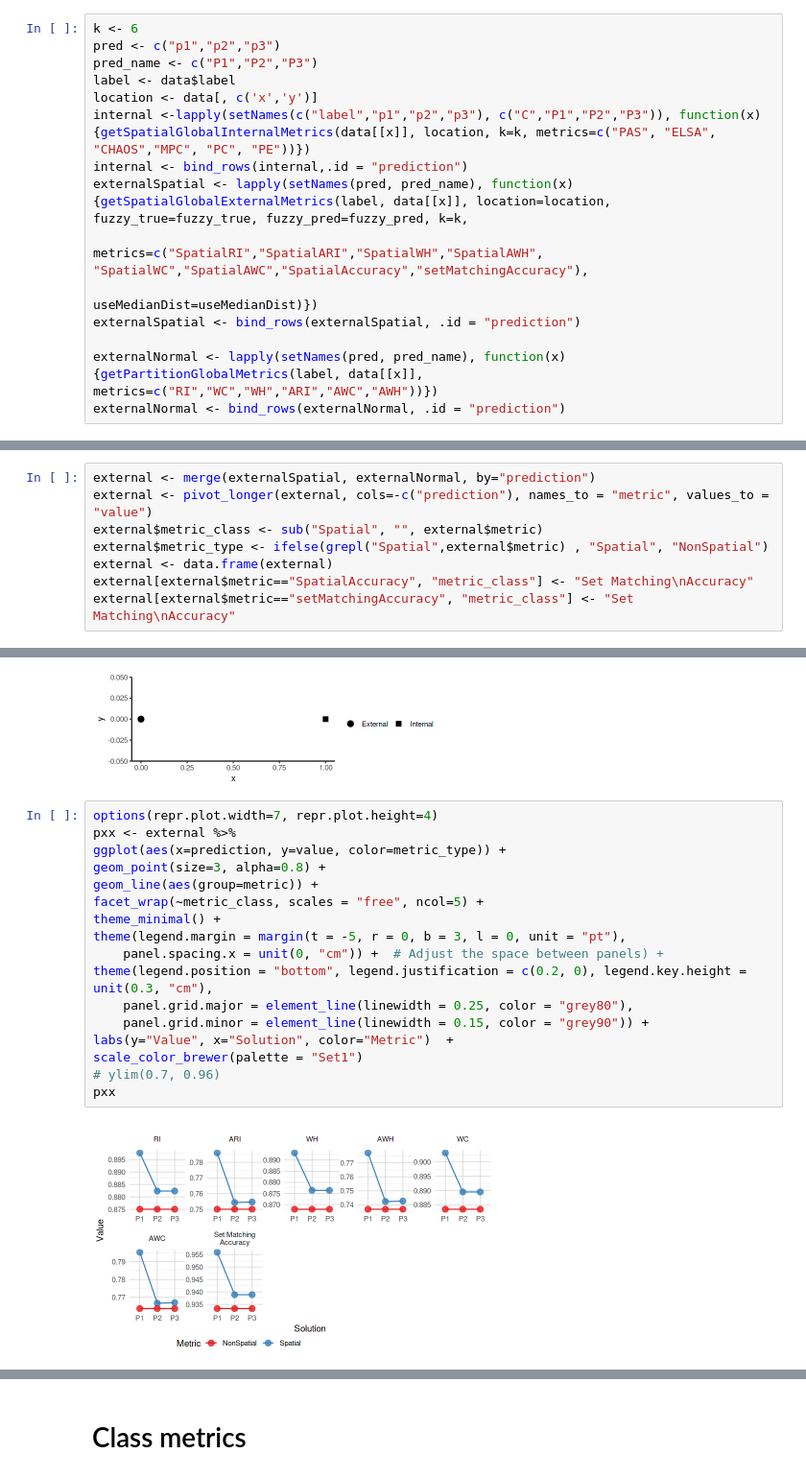
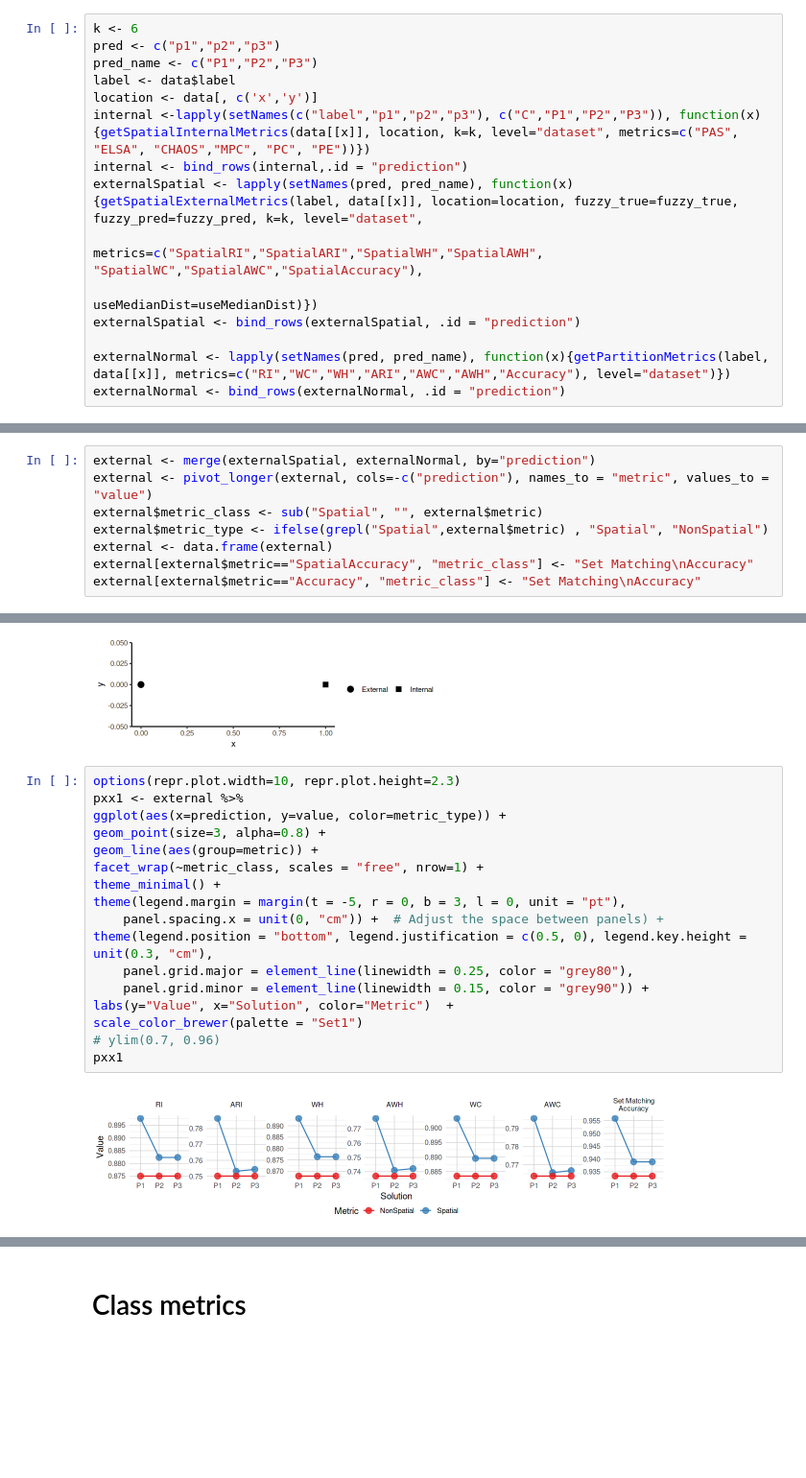
Before and after one commit to RoseYuan/metric_paper, a Jupyter notebook: Figures/spatial_toy_examples/spatial_toy_examples.ipynb, the cells around one changed output, grey strips where cells are left out. Shown at 96% size. Saved outputs shown, nothing was run; the diff lists cells and outputs as text; blank space fills up the shorter version.

```diff
--- a/Figures/spatial_toy_examples/spatial_toy_examples.ipynb
+++ b/Figures/spatial_toy_examples/spatial_toy_examples.ipynb
@@ -204,14 +197,14 @@ pred <- c("p1","p2","p3")
 pred_name <- c("P1","P2","P3")
 label <- data$label
 location <- data[, c('x','y')]
-internal <-lapply(setNames(c("label","p1","p2","p3"), c("C","P1","P2","P3")), function(x){getSpatialGlobalInternalMetrics(data[[x]], location, k=k, metrics=c("PAS", "ELSA", "CHAOS","MPC", "PC", "PE"))})
+internal <-lapply(setNames(c("label","p1","p2","p3"), c("C","P1","P2","P3")), function(x){getSpatialInternalMetrics(data[[x]], location, k=k, level="dataset", metrics=c("PAS", "ELSA", "CHAOS","MPC", "PC", "PE"))})
 internal <- bind_rows(internal,.id = "prediction")
-externalSpatial <- lapply(setNames(pred, pred_name), function(x){getSpatialGlobalExternalMetrics(label, data[[x]], location=location, fuzzy_true=fuzzy_true, fuzzy_pred=fuzzy_pred, k=k,
-                                                                                                 metrics=c("SpatialRI","SpatialARI","SpatialWH","SpatialAWH", "SpatialWC","SpatialAWC","SpatialAccuracy","setMatchingAccuracy"),
+externalSpatial <- lapply(setNames(pred, pred_name), function(x){getSpatialExternalMetrics(label, data[[x]], location=location, fuzzy_true=fuzzy_true, fuzzy_pred=fuzzy_pred, k=k, level="dataset",
+                                                                                                 metrics=c("SpatialRI","SpatialARI","SpatialWH","SpatialAWH", "SpatialWC","SpatialAWC","SpatialAccuracy"),
                                                                                                  useMedianDist=useMedianDist)})
 externalSpatial <- bind_rows(externalSpatial, .id = "prediction")
 
-externalNormal <- lapply(setNames(pred, pred_name), function(x){getPartitionGlobalMetrics(label, data[[x]], metrics=c("RI","WC","WH","ARI","AWC","AWH"))})
+externalNormal <- lapply(setNames(pred, pred_name), function(x){getPartitionMetrics(label, data[[x]], metrics=c("RI","WC","WH","ARI","AWC","AWH","Accuracy"), level="dataset")})
 externalNormal <- bind_rows(externalNormal, .id = "prediction")
 # %% [output]
 Comparing between a fuzzy truth and a hard prediction...
@@ -300,7 +293,7 @@ external$metric_class <- sub("Spatial", "", external$metric)
 external$metric_type <- ifelse(grepl("Spatial",external$metric) , "Spatial", "NonSpatial")
 external <- data.frame(external)
 external[external$metric=="SpatialAccuracy", "metric_class"] <- "Set Matching\nAccuracy"
-external[external$metric=="setMatchingAccuracy", "metric_class"] <- "Set Matching\nAccuracy"
+external[external$metric=="Accuracy", "metric_class"] <- "Set Matching\nAccuracy"
 # %%
 unique(external$metric_class)
 # %% [output]
@@ -324,21 +317,21 @@ Warning message in get_plot_component(plot, "guide-box"):
 “Multiple components found; returning the first one. To return all, use `return_all = TRUE`.”
 [figure]
 # %%
-options(repr.plot.width=7, repr.plot.height=4)
-pxx <- external %>%
+options(repr.plot.width=10, repr.plot.height=2.3)
+pxx1 <- external %>%
 ggplot(aes(x=prediction, y=value, color=metric_type)) +
 geom_point(size=3, alpha=0.8) +
 geom_line(aes(group=metric)) +
-facet_wrap(~metric_class, scales = "free", ncol=5) +
+facet_wrap(~metric_class, scales = "free", nrow=1) +
 theme_minimal() +
 theme(legend.margin = margin(t = -5, r = 0, b = 3, l = 0, unit = "pt"),
     panel.spacing.x = unit(0, "cm")) +  # Adjust the space between panels) +
-theme(legend.position = "bottom", legend.justification = c(0.2, 0), legend.key.height = unit(0.3, "cm"),
+theme(legend.position = "bottom", legend.justification = c(0.5, 0), legend.key.height = unit(0.3, "cm"),
     panel.grid.major = element_line(linewidth = 0.25, color = "grey80"),
     panel.grid.minor = element_line(linewidth = 0.15, color = "grey90")) +
 labs(y="Value", x="Solution", color="Metric")  +
 scale_color_brewer(palette = "Set1")
 # ylim(0.7, 0.96)
-pxx
+pxx1
 # %% [output]
-[figure, old version]
+[figure, new version]
```
Also changed, not shown: parts of 22 cells of this notebook.
